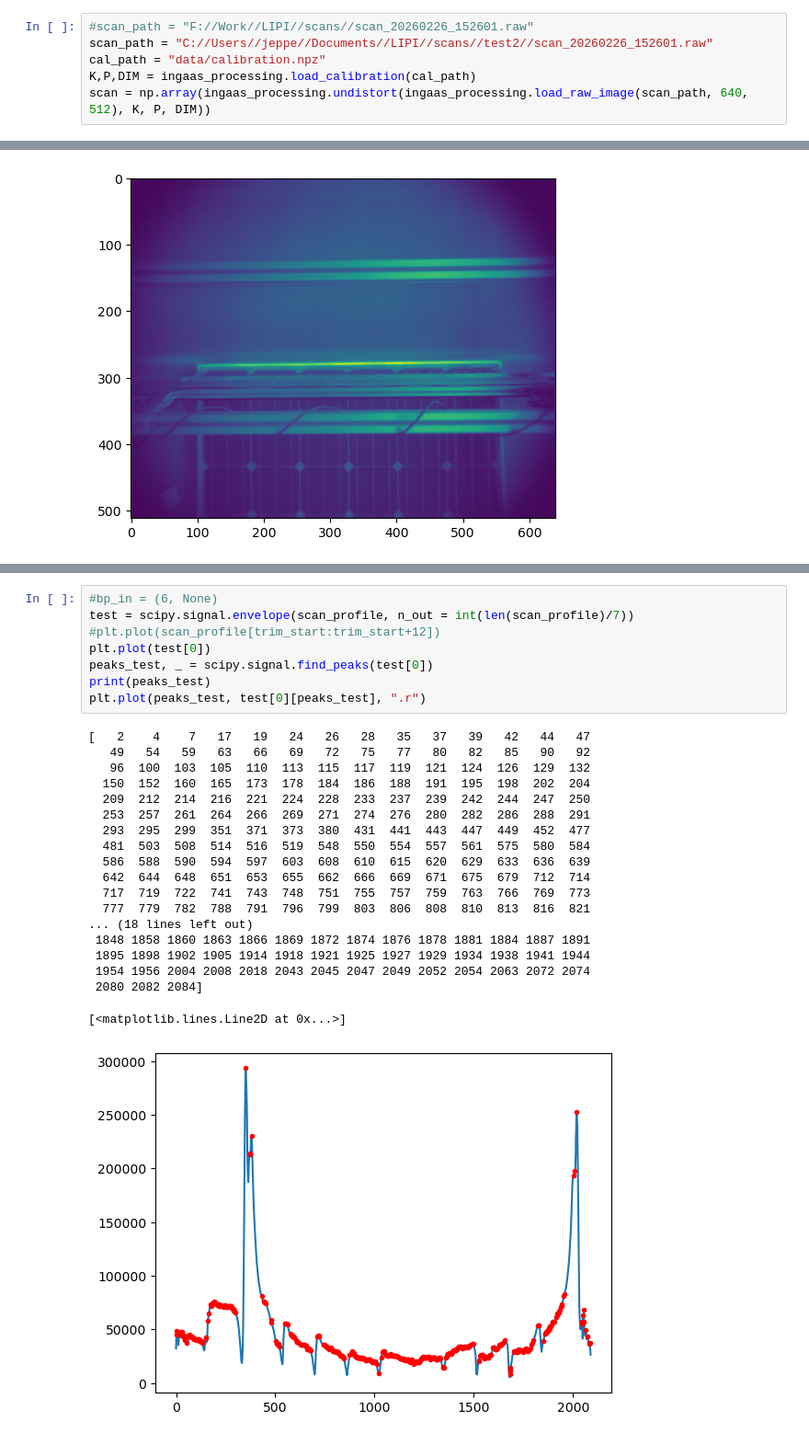
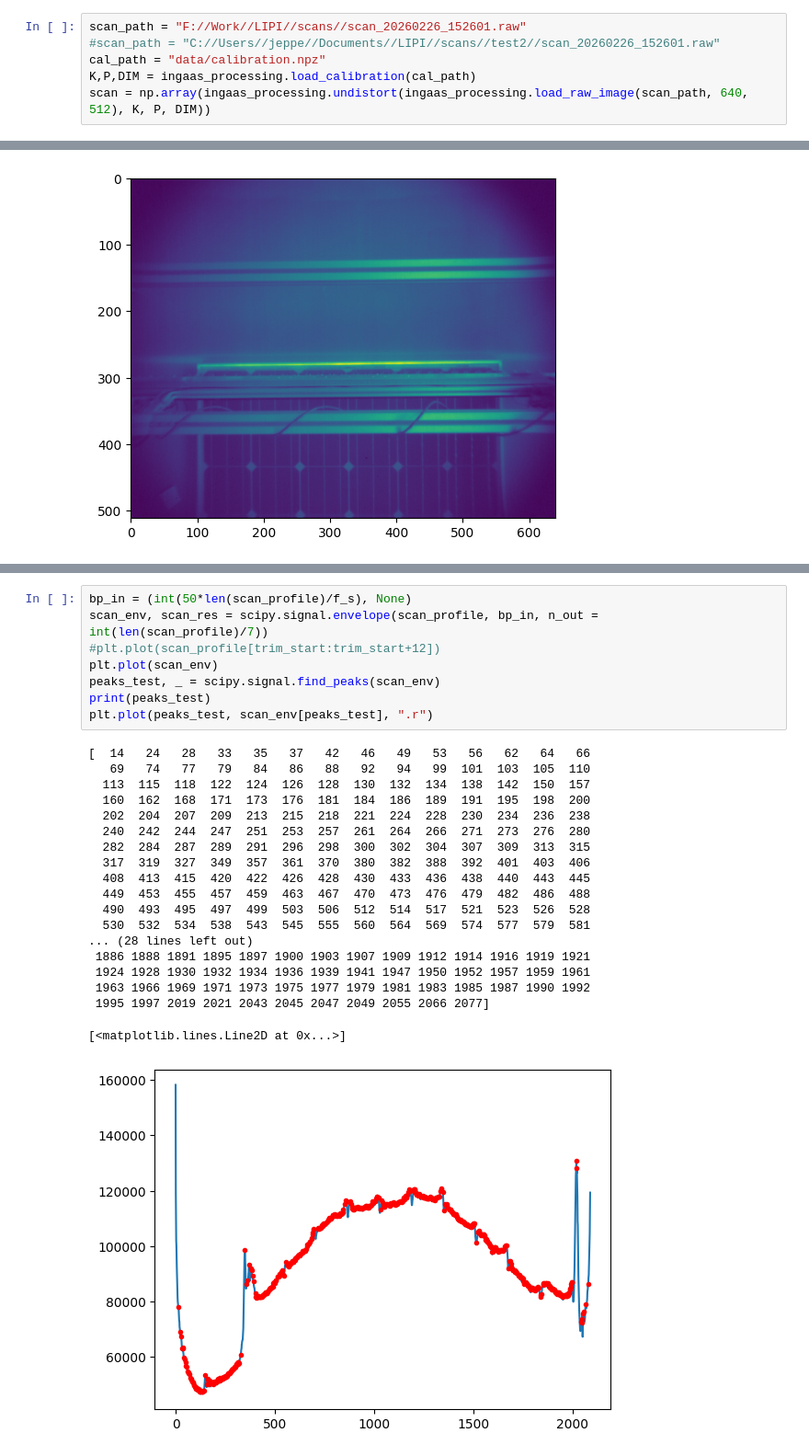
Before and after one commit to JeperoJ/Photoluminescence-scanner, a Jupyter notebook: Software refactor/LIPI_Processing/testing_fps_wrong.ipynb, the cells around one changed output, grey strips where cells are left out. Shown at 92% size. Saved outputs shown, nothing was run; the diff lists cells and outputs as text.

```diff
--- a/Software refactor/LIPI_Processing/testing_fps_wrong.ipynb
+++ b/Software refactor/LIPI_Processing/testing_fps_wrong.ipynb
@@ -5,8 +5,8 @@ from src.utils import ingaas_processing
 import numpy as np
 import matplotlib.pyplot as plt
 # %%
-#scan_path = "F://Work//LIPI//scans//scan_20260226_152601.raw"
-scan_path = "C://Users//jeppe//Documents//LIPI//scans//test2//scan_20260226_152601.raw"
+scan_path = "F://Work//LIPI//scans//scan_20260226_152601.raw"
+#scan_path = "C://Users//jeppe//Documents//LIPI//scans//test2//scan_20260226_152601.raw"
 cal_path = "data/calibration.npz"
 K,P,DIM = ingaas_processing.load_calibration(cal_path)
 scan = np.array(ingaas_processing.undistort(ingaas_processing.load_raw_image(scan_path, 640, 512), K, P, DIM))
@@ -140,30 +134,30 @@ plt.plot(times[trim_start:trim_end], scan_profile[trim_start:trim_end], ".")
 [<matplotlib.lines.Line2D at 0x...>]
 [figure]
 # %%
-#bp_in = (6, None)
-test = scipy.signal.envelope(scan_profile, n_out = int(len(scan_profile)/7))
+bp_in = (int(50*len(scan_profile)/f_s), None)
+scan_env, scan_res = scipy.signal.envelope(scan_profile, bp_in, n_out = int(len(scan_profile)/7))
 #plt.plot(scan_profile[trim_start:trim_start+12])
-plt.plot(test[0])
-peaks_test, _ = scipy.signal.find_peaks(test[0])
+plt.plot(scan_env)
+peaks_test, _ = scipy.signal.find_peaks(scan_env)
 print(peaks_test)
-plt.plot(peaks_test, test[0][peaks_test], ".r")
+plt.plot(peaks_test, scan_env[peaks_test], ".r")
 # %% [output]
-[   2    4    7   17   19   24   26   28   35   37   39   42   44   47
-   49   54   59   63   66   69   72   75   77   80   82   85   90   92
-   96  100  103  105  110  113  115  117  119  121  124  126  129  132
-  150  152  160  165  173  178  184  186  188  191  195  198  202  204
-  209  212  214  216  221  224  228  233  237  239  242  244  247  250
-  253  257  261  264  266  269  271  274  276  280  282  286  288  291
-  293  295  299  351  371  373  380  431  441  443  447  449  452  477
-  481  503  508  514  516  519  548  550  554  557  561  575  580  584
-  586  588  590  594  597  603  608  610  615  620  629  633  636  639
-  642  644  648  651  653  655  662  666  669  671  675  679  712  714
-  717  719  722  741  743  748  751  755  757  759  763  766  769  773
-  777  779  782  788  791  796  799  803  806  808  810  813  816  821
-... (18 lines left out)
- 1848 1858 1860 1863 1866 1869 1872 1874 1876 1878 1881 1884 1887 1891
- 1895 1898 1902 1905 1914 1918 1921 1925 1927 1929 1934 1938 1941 1944
- 1954 1956 2004 2008 2018 2043 2045 2047 2049 2052 2054 2063 2072 2074
- 2080 2082 2084]
+[  14   24   28   33   35   37   42   46   49   53   56   62   64   66
+   69   74   77   79   84   86   88   92   94   99  101  103  105  110
+  113  115  118  122  124  126  128  130  132  134  138  142  150  157
+  160  162  168  171  173  176  181  184  186  189  191  195  198  200
+  202  204  207  209  213  215  218  221  224  228  230  234  236  238
+  240  242  244  247  251  253  257  261  264  266  271  273  276  280
+  282  284  287  289  291  296  298  300  302  304  307  309  313  315
+  317  319  327  349  357  361  370  380  382  388  392  401  403  406
+  408  413  415  420  422  426  428  430  433  436  438  440  443  445
+  449  453  455  457  459  463  467  470  473  476  479  482  486  488
+  490  493  495  497  499  503  506  512  514  517  521  523  526  528
+  530  532  534  538  543  545  555  560  564  569  574  577  579  581
+... (28 lines left out)
+ 1886 1888 1891 1895 1897 1900 1903 1907 1909 1912 1914 1916 1919 1921
+ 1924 1928 1930 1932 1934 1936 1939 1941 1947 1950 1952 1957 1959 1961
+ 1963 1966 1969 1971 1973 1975 1977 1979 1981 1983 1985 1987 1990 1992
+ 1995 1997 2019 2021 2043 2045 2047 2049 2055 2066 2077]
 [<matplotlib.lines.Line2D at 0x...>]
-[figure, old version]
+[figure, new version]
```
Also changed, not shown: parts of 10 cells of this notebook, 1 other file.
